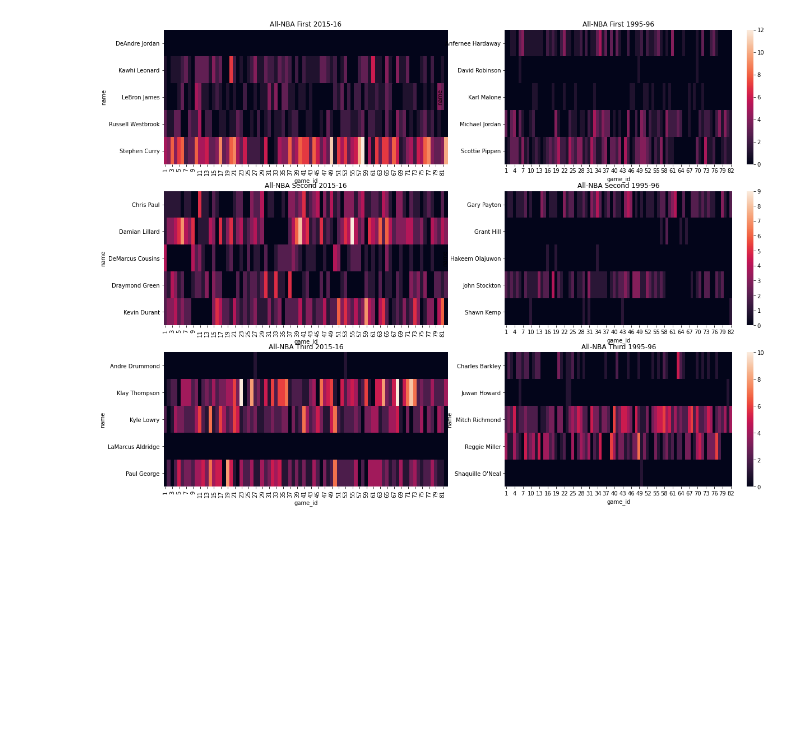
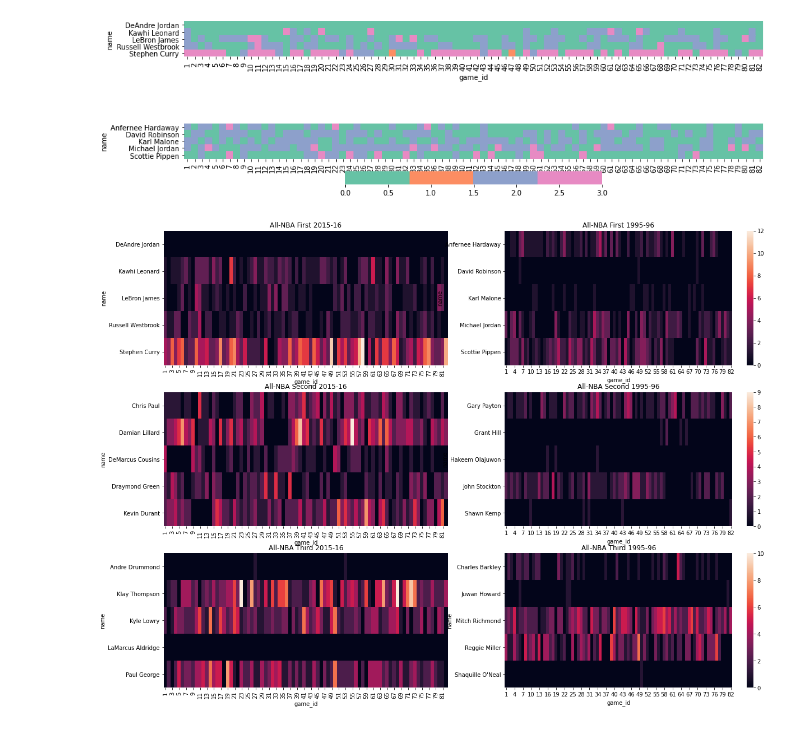
Before and after one commit to plal/band-depth, a Jupyter notebook: notebooks/2021-06-22_heatmap-test.ipynb, the cells around one changed output. Drawn from its saved outputs; the diff is of its cells as text; code cells hidden in the pictures; blank space fills up the shorter version.

```diff
--- a/notebooks/2021-06-22_heatmap-test.ipynb
+++ b/notebooks/2021-06-22_heatmap-test.ipynb
@@ -55,3 +131,17 @@ def build_df_to_heatmap(data_path):
+# %%
+all_nba_fst_1516 = build_df_to_heatmap(r'../../data/NBA/all_nba_first_1516')
+all_nba_fst_9596 = build_df_to_heatmap(r'../../data/NBA/all_nba_first_9596')
+
+f, axs = plt.subplots(2,1,figsize=(15,5))
+
+n=4
+sb.heatmap(all_nba_fst_1516,ax=axs[0],cmap=sb.color_palette("Set2", n),cbar=False,square=True)
+sb.heatmap(all_nba_fst_9596,ax=axs[1],cmap=sb.color_palette("Set2", n),cbar=True,square=True,
+           cbar_kws=dict(use_gridspec=False,location="bottom"))
+
+plt.show()
+# %% [output]
+[figure, added]
 # %%
 all_nba_fst_1516 = build_df_to_heatmap(r'../../data/NBA/all_nba_first_1516')
 all_nba_snd_1516 = build_df_to_heatmap(r'../../data/NBA/all_nba_second_1516')
```
Also changed, not shown: parts of 12 cells of this notebook.
